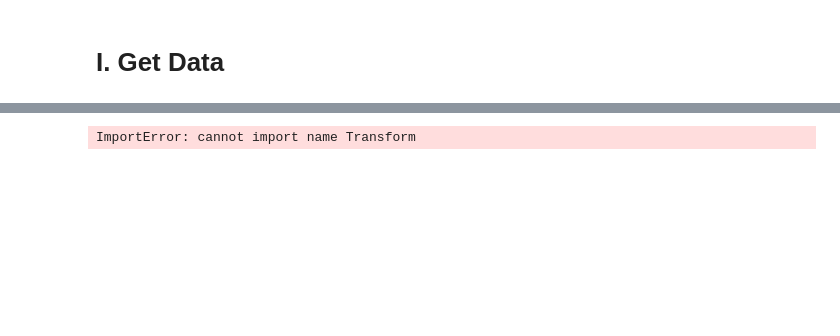
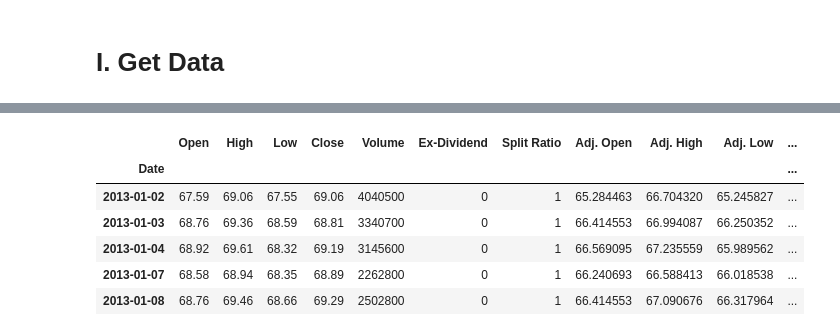
Before and after one commit to jayhack/N472JW, a Jupyter notebook: Exploration.ipynb, the cells around one changed output, grey strips where cells are left out. Cells and saved outputs as stored; diff of their text form; code cells hidden in the pictures; blank space fills up the shorter version.

```diff
--- a/Exploration.ipynb
+++ b/Exploration.ipynb
@@ -87,29 +20,18 @@ df[df.up_gap]
-# %%
-from sklearn.pipeline import Pipeline
-
-class GapsGetFilled(object):
-    """do gaps always get filled?"""
-    def fit(self, X, y):
-        pass
-
-    def transform(self, df):
-        #=====[ Step 1: reindex ]=====
-        df = data[['Low', 'High']].copy()
-        df['Date'] = df.index
-        df.index = range(len(df))
-
-        #=====[ Step 2: find gaps ]=====
-        down_gap_amounts = (df[0:-1].Low - df[1:].High)
-        down_gaps = down_gap_amounts > 0
-        up_gap_amounts = (df[1:].Low - df[0:-1].High)
-        up_gaps = up_gap_amounts > 0
-        up_gaps = (df[1:].Low > df[0:-1].High) # should start at 1-index
-
-        #=====[ Step 3: reintegrate into series ]=====
-        df['down_gap_amounts'] = np.nan
-        df['up_gap_amounts'] = np.nan
-        df['down_gap_amounts'].iloc[1:] = down_gap_amounts
-        df['up_gap_amounts'].iloc[1:] = up_gap_amounts
-        df.index = df['Date']
-# %% [output]
-ImportError: cannot import name Transform
+# %%
+#####[ PARAMS ]#####
+ticker = 'ACN'
+date_start = pd.datetime(2013, 1, 1)
+date_end = pd.datetime(2015, 12, 28)
+####################
+
+data = Quandl.get('WIKI/{}'.format(ticker))
+data = data[date_start:date_end]
+data.head()
+# %% [output]
+|  | Open | High | Low | Close | Volume | Ex-Dividend | Split Ratio | Adj. Open | Adj. High | Adj. Low | ... |
+| Date |  |  |  |  |  |  |  |  |  |  | ... |
+| 2013-01-02 | 67.59 | 69.06 | 67.55 | 69.06 | 4040500 | 0 | 1 | 65.284463 | 66.704320 | 65.245827 | ... |
+| 2013-01-03 | 68.76 | 69.36 | 68.59 | 68.81 | 3340700 | 0 | 1 | 66.414553 | 66.994087 | 66.250352 | ... |
+| 2013-01-04 | 68.92 | 69.61 | 68.32 | 69.19 | 3145600 | 0 | 1 | 66.569095 | 67.235559 | 65.989562 | ... |
+| 2013-01-07 | 68.58 | 68.94 | 68.35 | 68.89 | 2262800 | 0 | 1 | 66.240693 | 66.588413 | 66.018538 | ... |
+| 2013-01-08 | 68.76 | 69.46 | 68.66 | 69.29 | 2502800 | 0 | 1 | 66.414553 | 67.090676 | 66.317964 | ... |
```
Also changed, not shown: parts of 10 cells of this notebook, 4 other files.
